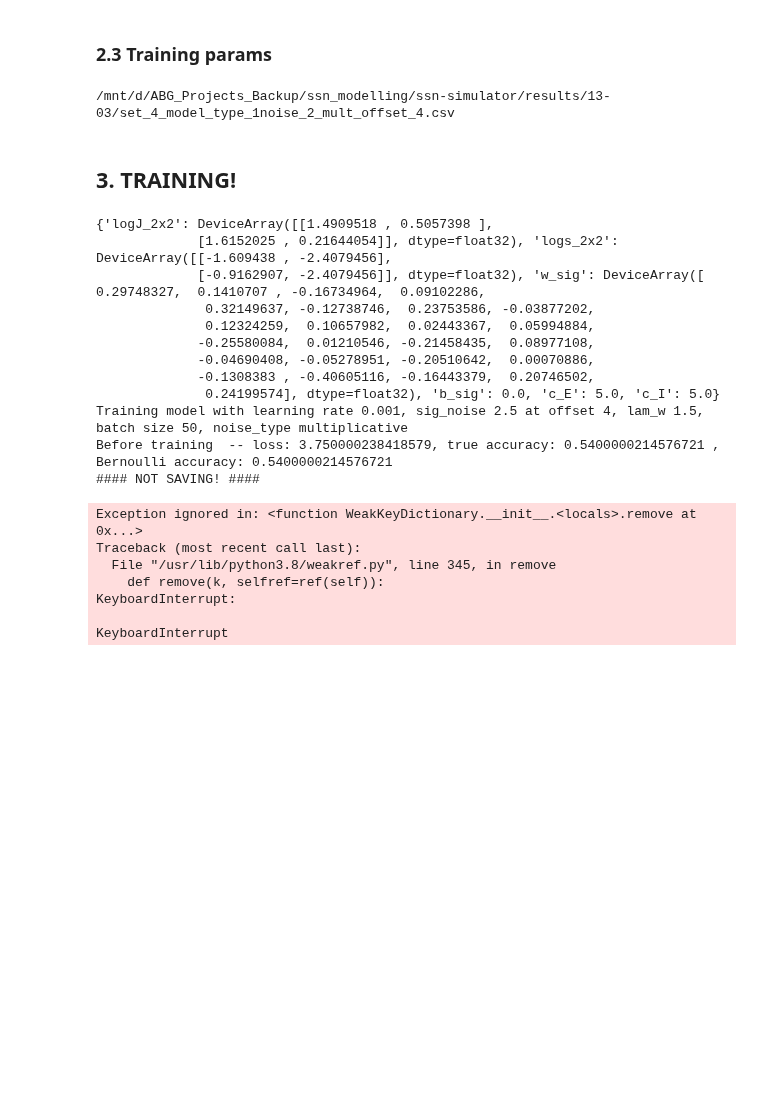
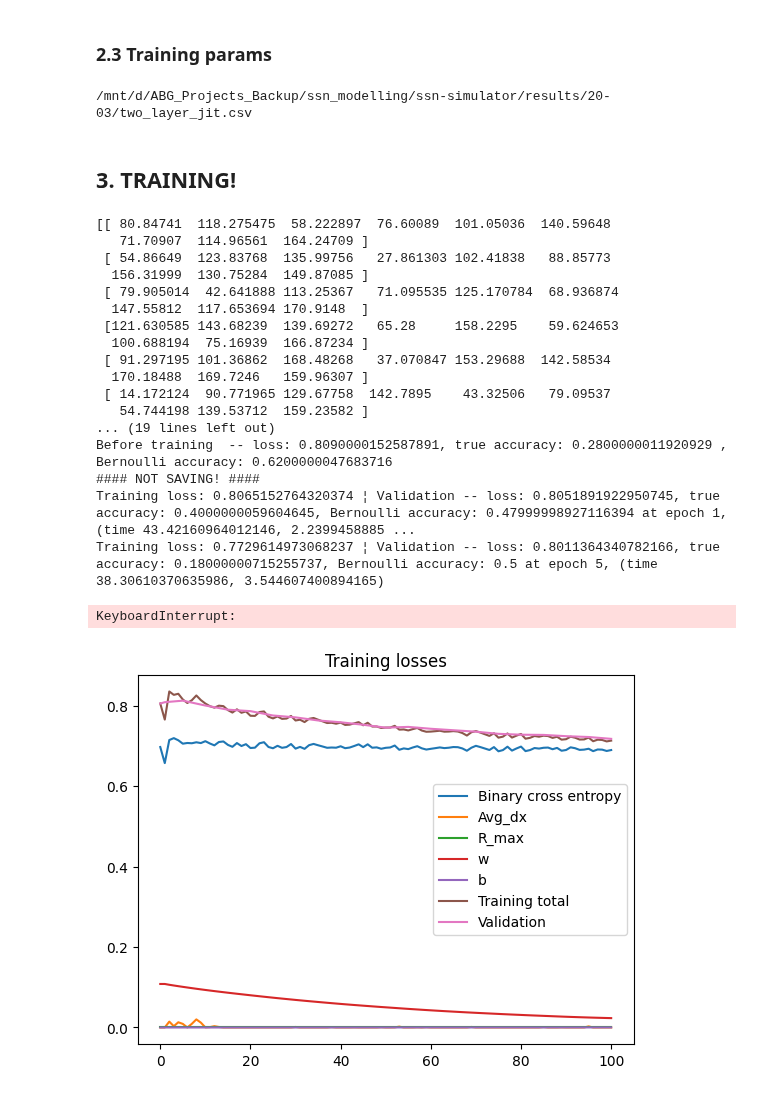
Before and after one commit to clarapecci/SSN_VPL, a Jupyter notebook: two_layer.ipynb, the cells around one changed output. Saved outputs shown, nothing was run; the diff lists cells and outputs as text; code cells hidden in the pictures; blank space fills up the shorter version.

```diff
--- a/two_layer.ipynb
+++ b/two_layer.ipynb
@@ -201,17 +225,17 @@ batch_size = 50
 home_dir = os.getcwd()
 
 #Create directory for results
-results_dir = os.path.join(home_dir, 'results', '13-03')
+results_dir = os.path.join(home_dir, 'results', '20-03')
 if os.path.exists(results_dir) == False:
         os.makedirs(results_dir)
 
-
-results_name = 'set_'+str(init_set)+'_model_type_'+str(model_type)+'noise_2_mult_offset_'+str(offset)+'.csv' #SPECIFY NAME OF RESULTS FILE
+results_name = 'two_layer_jit.csv'
+#results_name = 'set_'+str(init_set)+'_model_type_'+str(model_type)+'noise_2_mult_offset_'+str(offset)+'.csv' #SPECIFY NAME OF RESULTS FILE
 if results_name == None:
     results_name = 'results.csv'
 
 results_filename = os.path.join(results_dir, results_name)
 print(results_filename)
 # %% [output]
-/mnt/d/ABG_Projects_Backup/ssn_modelling/ssn-simulator/results/13-03/set_4_model_type_1noise_2_mult_offset_4.csv
+/mnt/d/ABG_Projects_Backup/ssn_modelling/ssn-simulator/results/20-03/two_layer_jit.csv
 # %% [markdown]
@@ -727,23 +789,28 @@ def train_SSN_vmap(logJ_2x2, logs_2x2, sigma_oris, c_E, c_I, w_sig, b_sig, ssn_p
 # %%
-new_opt_pars, val_loss_per_epoch, training_losses, training_accs = train_SSN_vmap(logJ_2x2, logs_2x2, sigma_oris, c_E, c_I, w_sig, b_sig, ssn_pars, grid_pars, conn_pars, gE, gI, stimuli_pars, filter_pars, conv_pars, loss_pars, epochs_to_save, results_filename = None, batch_size=batch_size, ref_ori = ref_ori, offset = offset, epochs=epochs, eta=eta, sig_noise = sig_noise, noise_type=noise_type, model_type=model_type)
+new_opt_pars, val_loss_per_epoch, training_losses, training_accs, train_sig_input, train_sig_output, val_sig_input, val_sig_output= train_SSN_vmap(J_2x2_m, J_2x2_s, s_2x2_s, sigma_oris_s, c_E, c_I, w_sig, b_sig, ssn_pars, grid_pars, conn_pars_m, conn_pars_s, gE, gI, stimuli_pars, filter_pars, conv_pars, loss_pars, epochs_to_save, results_filename = None, batch_size=batch_size, ref_ori = ref_ori, offset = offset, epochs=epochs, eta=eta, sig_noise = sig_noise, noise_type=noise_type, model_type=model_type)
 # %% [output]
-{'logJ_2x2': DeviceArray([[1.4909518 , 0.5057398 ],
-             [1.6152025 , 0.21644054]], dtype=float32), 'logs_2x2': DeviceArray([[-1.609438 , -2.4079456],
-             [-0.9162907, -2.4079456]], dtype=float32), 'w_sig': DeviceArray([ 0.29748327,  0.1410707 , -0.16734964,  0.09102286,
-              0.32149637, -0.12738746,  0.23753586, -0.03877202,
-              0.12324259,  0.10657982,  0.02443367,  0.05994884,
-             -0.25580084,  0.01210546, -0.21458435,  0.08977108,
-             -0.04690408, -0.05278951, -0.20510642,  0.00070886,
-             -0.1308383 , -0.40605116, -0.16443379,  0.20746502,
-              0.24199574], dtype=float32), 'b_sig': 0.0, 'c_E': 5.0, 'c_I': 5.0}
-Training model with learning rate 0.001, sig_noise 2.5 at offset 4, lam_w 1.5, batch size 50, noise_type multiplicative
-Before training  -- loss: 3.750000238418579, true accuracy: 0.5400000214576721 , Bernoulli accuracy: 0.5400000214576721
+[[ 80.84741  118.275475  58.222897  76.60089  101.05036  140.59648
+   71.70907  114.96561  164.24709 ]
+ [ 54.86649  123.83768  135.99756   27.861303 102.41838   88.85773
+  156.31999  130.75284  149.87085 ]
+ [ 79.905014  42.641888 113.25367   71.095535 125.170784  68.936874
+  147.55812  117.653694 170.9148  ]
+ [121.630585 143.68239  139.69272   65.28     158.2295    59.624653
+  100.688194  75.16939  166.87234 ]
+ [ 91.297195 101.36862  168.48268   37.070847 153.29688  142.58534
+  170.18488  169.7246   159.96307 ]
+ [ 14.172124  90.771965 129.67758  142.7895    43.32506   79.09537
+   54.744198 139.53712  159.23582 ]
+... (19 lines left out)
+Before training  -- loss: 0.8090000152587891, true accuracy: 0.2800000011920929 , Bernoulli accuracy: 0.6200000047683716
 #### NOT SAVING! ####
+Training loss: 0.8065152764320374 ¦ Validation -- loss: 0.8051891922950745, true accuracy: 0.4000000059604645, Bernoulli accuracy: 0.47999998927116394 at epoch 1, (time 43.42160964012146, 2.2399458885 ...
+Training loss: 0.7729614973068237 ¦ Validation -- loss: 0.8011364340782166, true accuracy: 0.18000000715255737, Bernoulli accuracy: 0.5 at epoch 5, (time 38.30610370635986, 3.544607400894165)
-Exception ignored in: <function WeakKeyDictionary.__init__.<locals>.remove at 0x...>
-Traceback (most recent call last):
-  File "/usr/lib/python3.8/weakref.py", line 345, in remove
-    def remove(k, selfref=ref(self)):
 KeyboardInterrupt:
-
-KeyboardInterrupt
+# %%
+losses_dir = os.path.join(results_dir, 'two_layer_run')
+#losses_dit = os.path.join(results_dir,'two_layer_losses')
+plot_losses(training_losses, val_loss_per_epoch, epochs_to_save, save = losses_dir)
+# %% [output]
+[figure, added]
 # %%
```
Also changed, not shown: parts of 21 cells of this notebook.
